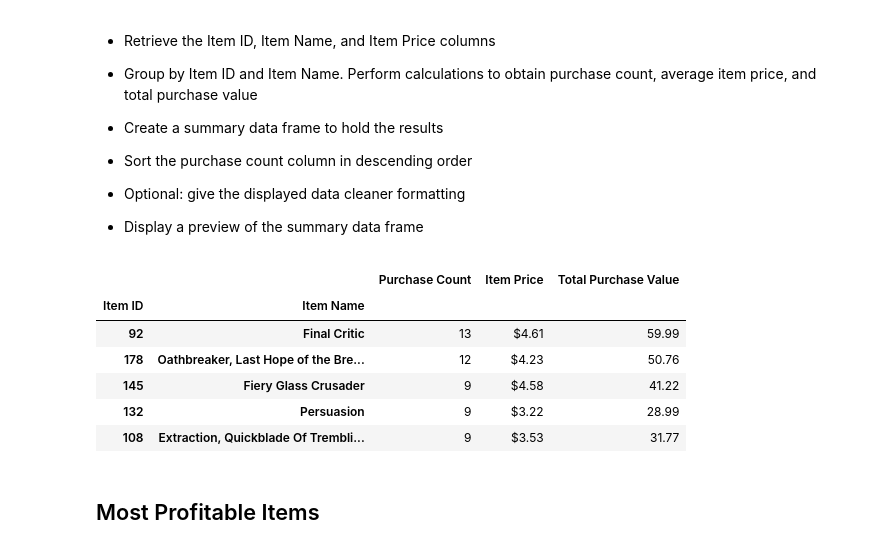
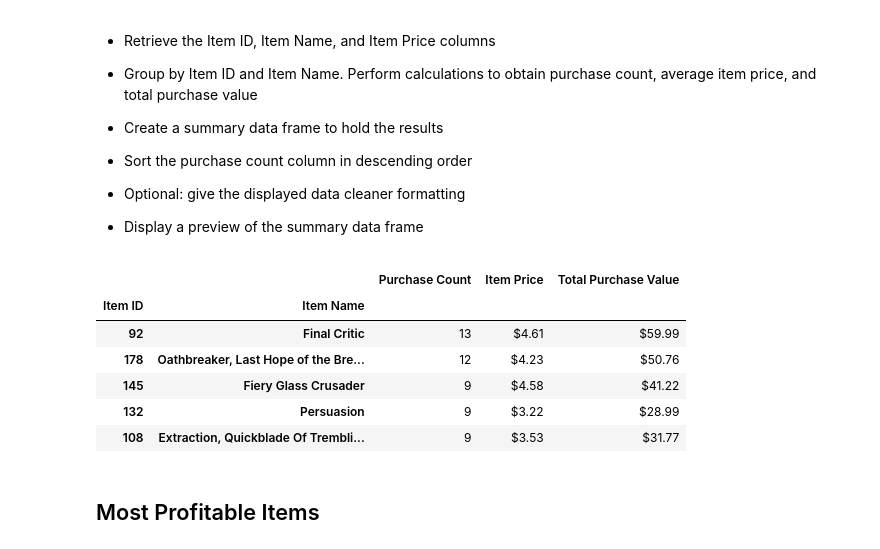
Before and after one commit to nicpie-bit/Gaming-Purchases-Analysis, a Jupyter notebook: HeroesOfPymoil/HeroesOfPymoil_starter.ipynb, the cells around one changed output. Cells and saved outputs as stored; diff of their text form; code cells hidden in the pictures.

Commit message:
Most Profitable Items

```diff
--- a/HeroesOfPymoil/HeroesOfPymoil_starter.ipynb
+++ b/HeroesOfPymoil/HeroesOfPymoil_starter.ipynb
@@ -364,38 +364,38 @@ reformat_spenders_df.head(5)
 # %%
 #Retrieve Item ID, Item Name, and Price
 item_data_df = purchase_data_df[["Item ID", "Item Name", "Price"]]
 
 #Group DataFrame by Item ID and Item Name
 group_by_item_df = item_data_df.groupby(["Item ID", "Item Name"])
 group_by_item_df.max()
 
 #Calculate purchase count, item price, total purchase value
 pur_count = group_by_item_df["Item ID"].count()
 total_pur_value = group_by_item_df["Price"].sum()
 item_price = total_pur_value / pur_count
 
 #Create Summary DataFrame
 summary_df7 = pd.DataFrame({
     "Purchase Count": pur_count,
     "Item Price": item_price,
     "Total Purchase Value": total_pur_value
 })
 summary_df7
 
 #ReFormat summary DataFrame
 reformat_items_df = summary_df7.copy()
 reformat_items_df = summary_df7.sort_values(["Purchase Count"], ascending=False).head()
 reformat_items_df["Item Price"] = reformat_items_df["Item Price"].map("${:.2f}".format)
-reformat_items_df["Total Purchase Value"] = reformat_items_df["Total Purchase Value"]
+reformat_items_df["Total Purchase Value"] = reformat_items_df["Total Purchase Value"].map("${:.2f}".format)
 reformat_items_df.head(5)
 # %% [output]
 |  |  | Purchase Count | Item Price | Total Purchase Value |
 | Item ID | Item Name |  |  |  |
-| 92 | Final Critic | 13 | $4.61 | 59.99 |
-| 178 | Oathbreaker, Last Hope of the Bre... | 12 | $4.23 | 50.76 |
-| 145 | Fiery Glass Crusader | 9 | $4.58 | 41.22 |
-| 132 | Persuasion | 9 | $3.22 | 28.99 |
-| 108 | Extraction, Quickblade Of Trembli... | 9 | $3.53 | 31.77 |
+| 92 | Final Critic | 13 | $4.61 | $59.99 |
+| 178 | Oathbreaker, Last Hope of the Bre... | 12 | $4.23 | $50.76 |
+| 145 | Fiery Glass Crusader | 9 | $4.58 | $41.22 |
+| 132 | Persuasion | 9 | $3.22 | $28.99 |
+| 108 | Extraction, Quickblade Of Trembli... | 9 | $3.53 | $31.77 |
 # %% [markdown]
 ## Most Profitable Items
 # %% [markdown]
```
Also changed, not shown: parts of 2 cells of this notebook.
